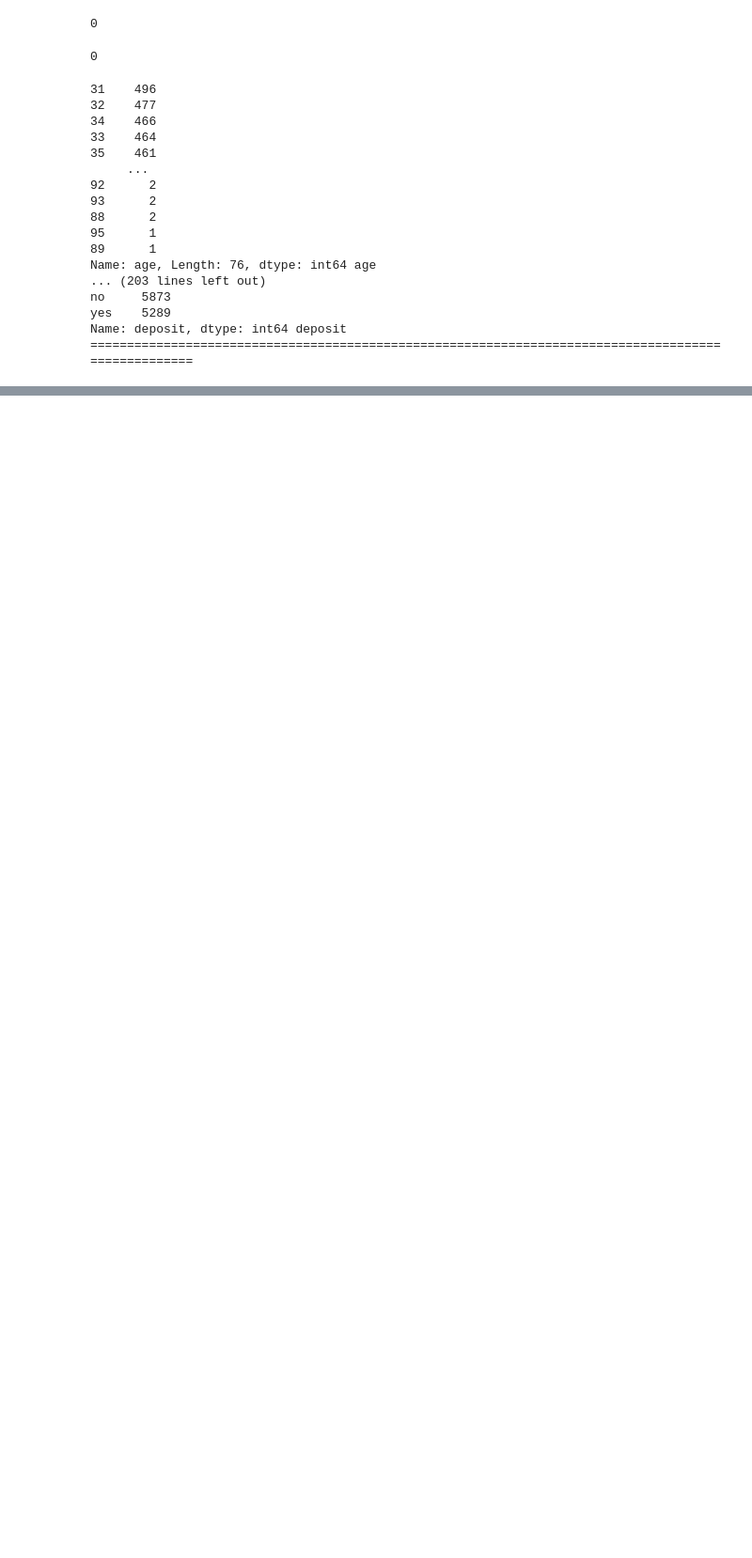
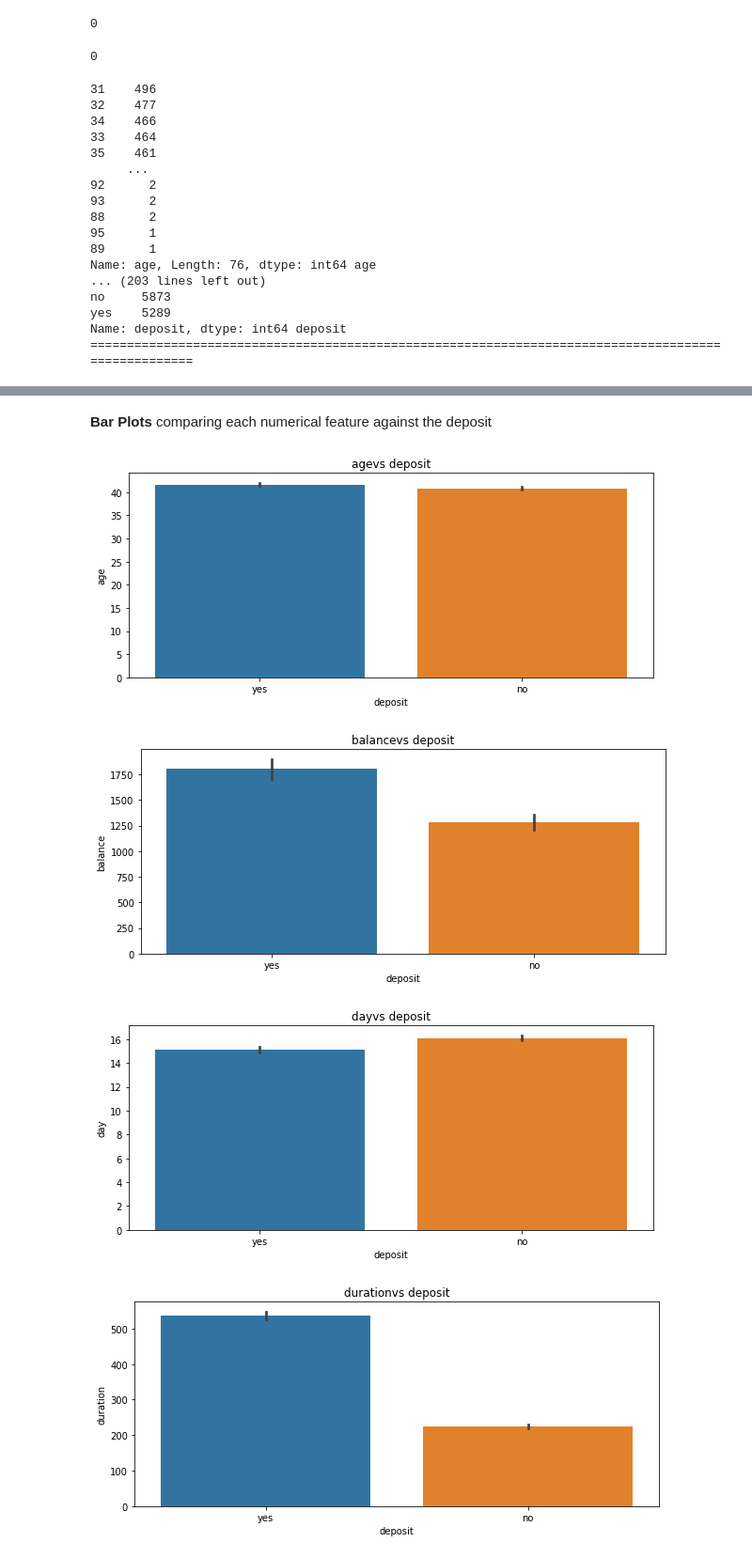
Before and after one commit to athulrj02/ProspectPulse, a Jupyter notebook: CstData.ipynb, the cells around one changed output, grey strips where cells are left out. Shown: that part at 94% size. Saved outputs shown, nothing was run; the diff lists cells and outputs as text; code cells hidden in the pictures; blank space fills up the shorter version.

```diff
--- a/CstData.ipynb
+++ b/CstData.ipynb
@@ -137,0 +190,14 @@ target_variable=['deposit']
+# %% [markdown]
+**Bar Plots**
+comparing each numerical feature against the deposit
+# %%
+for i in numerical_features:
+    plt.figure(figsize=(10,4))
+    sns.barplot(x='deposit', y=i, data=df)
+    plt.title(i+ 'vs deposit')
+    plt.show()
+# %% [output]
+[figure, added]
+[figure, added]
+[figure, added]
+[figure, added]
```
Also changed, not shown: parts of 8 cells of this notebook.
